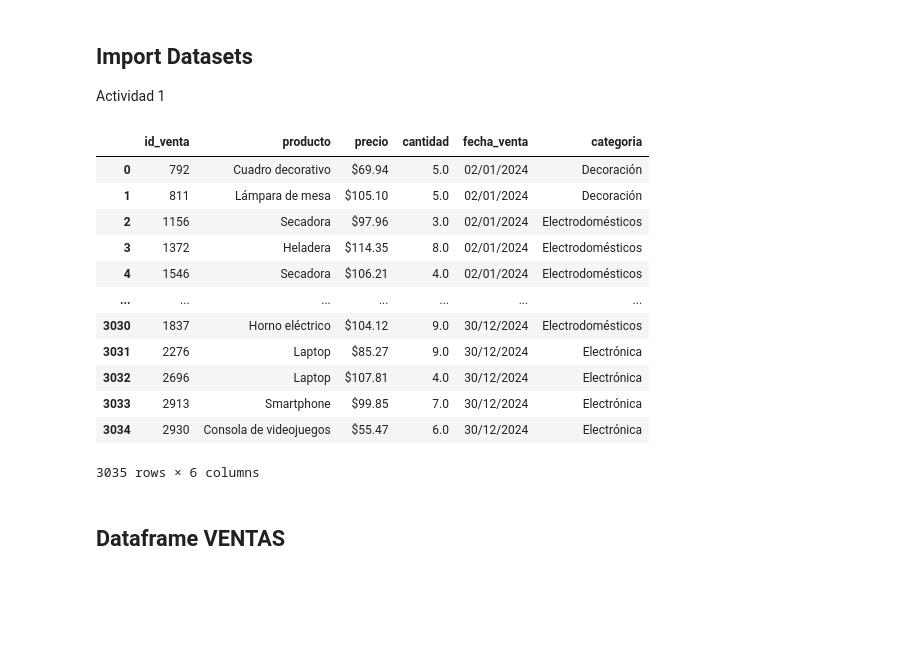
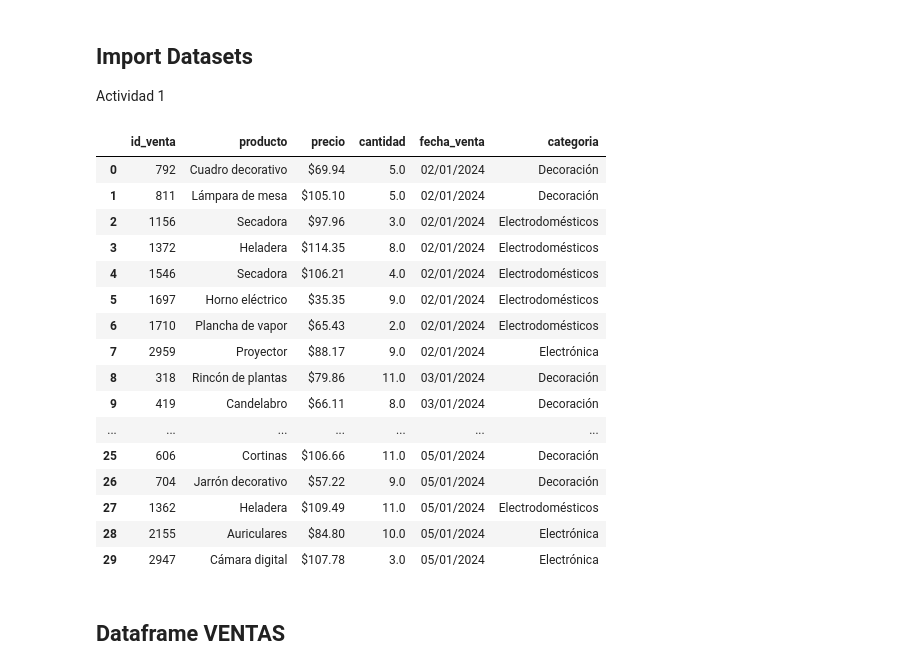
Before and after one commit to alex-degarate/TT-2C2025-Data-Analitycs-Notebooks, a Jupyter notebook: PreEntrega/PE-alex-15O.ipynb, the cells around one changed output. Saved outputs shown, nothing was run; the diff lists cells and outputs as text; code cells hidden in the pictures; blank space fills up the shorter version.

```diff
--- a/PreEntrega/PE-alex-15O.ipynb
+++ b/PreEntrega/PE-alex-15O.ipynb
@@ -40,21 +44,25 @@ df_clientes = pd.read_csv("https://raw.githubusercontent.com/jrigottiedu/TT-2C20
 # Import dataset marketing
 df_marketing = pd.read_csv("https://raw.githubusercontent.com/jrigottiedu/TT-2C2025-Data-Analitycs-Notebooks/refs/heads/main/PreEntrega/Datasets/marketing.csv")
 # %%
-df_ventas
+df_ventas.head(30)
 # %% [output]
 |  | id_venta | producto | precio | cantidad | fecha_venta | categoria |
 | 0 | 792 | Cuadro decorativo | $69.94 | 5.0 | 02/01/2024 | Decoración |
 | 1 | 811 | Lámpara de mesa | $105.10 | 5.0 | 02/01/2024 | Decoración |
 | 2 | 1156 | Secadora | $97.96 | 3.0 | 02/01/2024 | Electrodomésticos |
 | 3 | 1372 | Heladera | $114.35 | 8.0 | 02/01/2024 | Electrodomésticos |
 | 4 | 1546 | Secadora | $106.21 | 4.0 | 02/01/2024 | Electrodomésticos |
+| 5 | 1697 | Horno eléctrico | $35.35 | 9.0 | 02/01/2024 | Electrodomésticos |
+| 6 | 1710 | Plancha de vapor | $65.43 | 2.0 | 02/01/2024 | Electrodomésticos |
+| 7 | 2959 | Proyector | $88.17 | 9.0 | 02/01/2024 | Electrónica |
+| 8 | 318 | Rincón de plantas | $79.86 | 11.0 | 03/01/2024 | Decoración |
+| 9 | 419 | Candelabro | $66.11 | 8.0 | 03/01/2024 | Decoración |
 | ... | ... | ... | ... | ... | ... | ... |
-| 3030 | 1837 | Horno eléctrico | $104.12 | 9.0 | 30/12/2024 | Electrodomésticos |
-| 3031 | 2276 | Laptop | $85.27 | 9.0 | 30/12/2024 | Electrónica |
-| 3032 | 2696 | Laptop | $107.81 | 4.0 | 30/12/2024 | Electrónica |
-| 3033 | 2913 | Smartphone | $99.85 | 7.0 | 30/12/2024 | Electrónica |
-| 3034 | 2930 | Consola de videojuegos | $55.47 | 6.0 | 30/12/2024 | Electrónica |
+| 25 | 606 | Cortinas | $106.66 | 11.0 | 05/01/2024 | Decoración |
+| 26 | 704 | Jarrón decorativo | $57.22 | 9.0 | 05/01/2024 | Decoración |
+| 27 | 1362 | Heladera | $109.49 | 11.0 | 05/01/2024 | Electrodomésticos |
+| 28 | 2155 | Auriculares | $84.80 | 10.0 | 05/01/2024 | Electrónica |
+| 29 | 2947 | Cámara digital | $107.78 | 3.0 | 05/01/2024 | Electrónica |
-3035 rows × 6 columns
 # %% [markdown]
 ## Dataframe VENTAS
 # %% [markdown]
```
Also changed, not shown: parts of 26 cells of this notebook.
